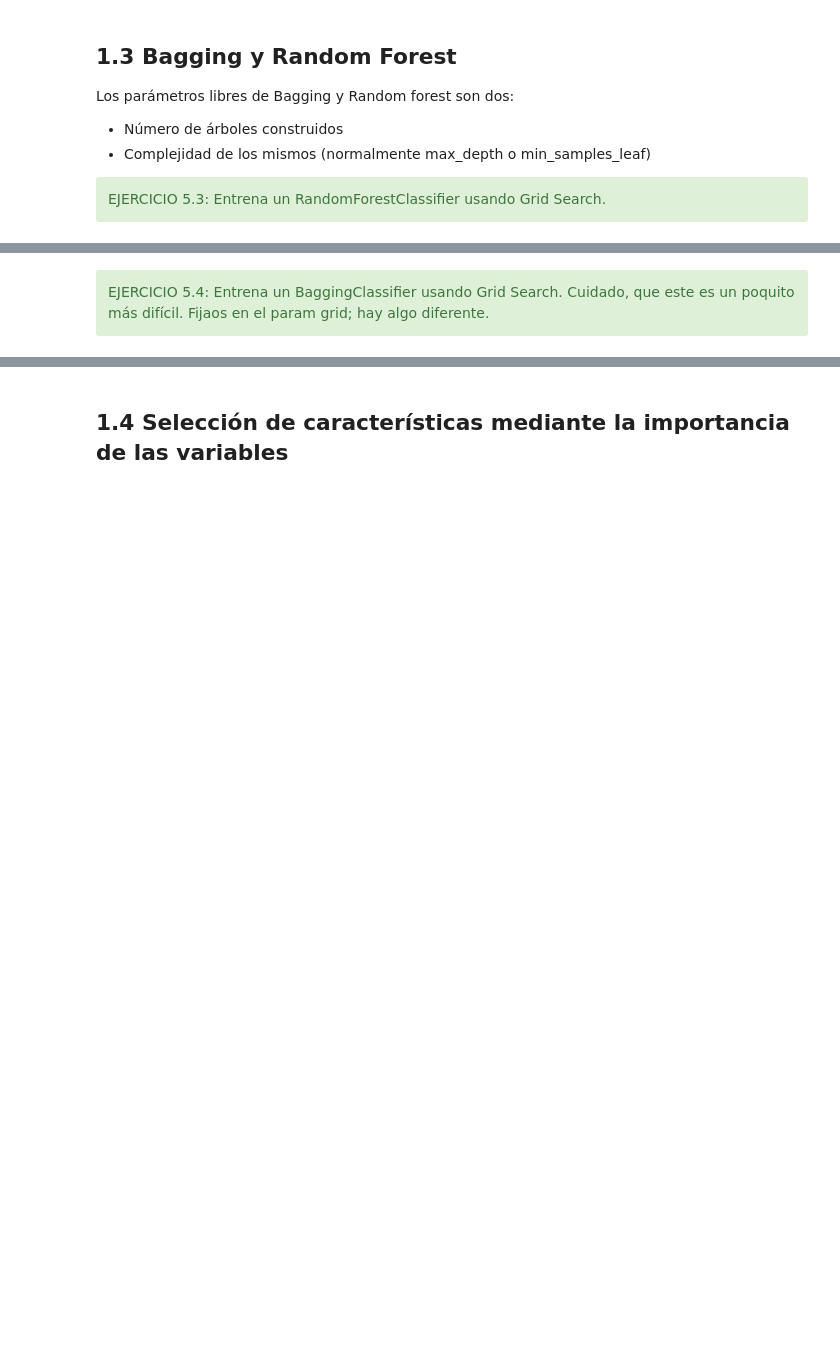
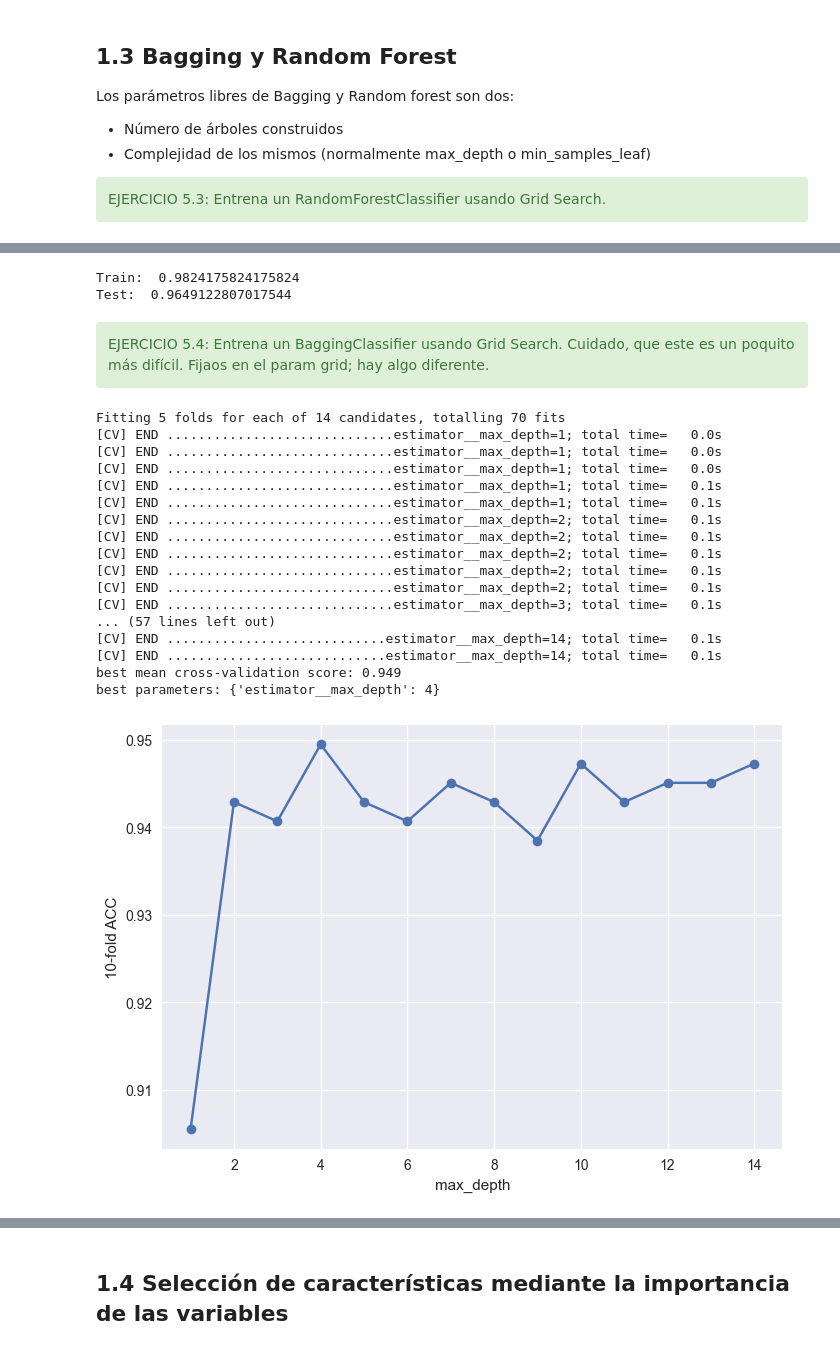
Before and after one commit to KeepCoding-IA-4/machine-learning, a Jupyter notebook: notebooks/5. Bagging y Random Forest.ipynb, the cells around one changed output, grey strips where cells are left out. Drawn from its saved outputs; the diff is of its cells as text; code cells hidden in the pictures; blank space fills up the shorter version.

```diff
--- a/notebooks/5. Bagging y Random Forest.ipynb
+++ b/notebooks/5. Bagging y Random Forest.ipynb
@@ -213,9 +324,12 @@ plt.show()
 # %%
 maxDepthOptimo = grid.best_params_['max_depth']
-randomForest = RandomForestClassifier(max_depth=maxDepthOptimo,n_estimators=200,max_features='sqrt').fit(X_train,y_train)
+randomForest = RandomForestClassifier(max_depth=3).fit(X_train,y_train)
 
 print("Train: ",randomForest.score(X_train,y_train))
 print("Test: ",randomForest.score(X_test,y_test))
+# %% [output]
+Train:  0.9824175824175824
+Test:  0.9649122807017544
 # %% [markdown]
 <div class = "alert alert-success">
 EJERCICIO 5.4: Entrena un BaggingClassifier usando Grid Search. Cuidado, que este es un poquito más difícil. Fijaos en el param grid; hay algo diferente.
@@ -223,21 +337,40 @@ EJERCICIO 5.4: Entrena un BaggingClassifier usando Grid Search. Cuidado, que est
 # %%
 from sklearn.ensemble import BaggingClassifier
 
 maxDepth = range(1,15)
 tuned_parameters = {'estimator__max_depth': maxDepth}
 
 # ... código aquí
-grid = ...
+grid = GridSearchCV(BaggingClassifier(estimator=DecisionTreeClassifier()), param_grid=tuned_parameters, verbose=2, cv=5, scoring='accuracy')
 grid.fit(X_train, y_train)
 
 print("best mean cross-validation score: {:.3f}".format(grid.best_score_))
 print("best parameters: {}".format(grid.best_params_))
 
 scores = np.array(grid.cv_results_['mean_test_score'])
 plt.plot(maxDepth,scores,'-o')
 plt.xlabel('max_depth')
 plt.ylabel('10-fold ACC')
 
 plt.show()
+# %% [output]
+Fitting 5 folds for each of 14 candidates, totalling 70 fits
+[CV] END .............................estimator__max_depth=1; total time=   0.0s
+[CV] END .............................estimator__max_depth=1; total time=   0.0s
+[CV] END .............................estimator__max_depth=1; total time=   0.0s
+[CV] END .............................estimator__max_depth=1; total time=   0.1s
+[CV] END .............................estimator__max_depth=1; total time=   0.1s
+[CV] END .............................estimator__max_depth=2; total time=   0.1s
+[CV] END .............................estimator__max_depth=2; total time=   0.1s
+[CV] END .............................estimator__max_depth=2; total time=   0.1s
+[CV] END .............................estimator__max_depth=2; total time=   0.1s
+[CV] END .............................estimator__max_depth=2; total time=   0.1s
+[CV] END .............................estimator__max_depth=3; total time=   0.1s
+... (57 lines left out)
+[CV] END ............................estimator__max_depth=14; total time=   0.1s
+[CV] END ............................estimator__max_depth=14; total time=   0.1s
+best mean cross-validation score: 0.949
+best parameters: {'estimator__max_depth': 4}
+[figure, added]
 # %%
 maxDepthOptimo = grid.best_params_['estimator__max_depth']
```
Also changed, not shown: parts of 20 cells of this notebook, 1 other file.
